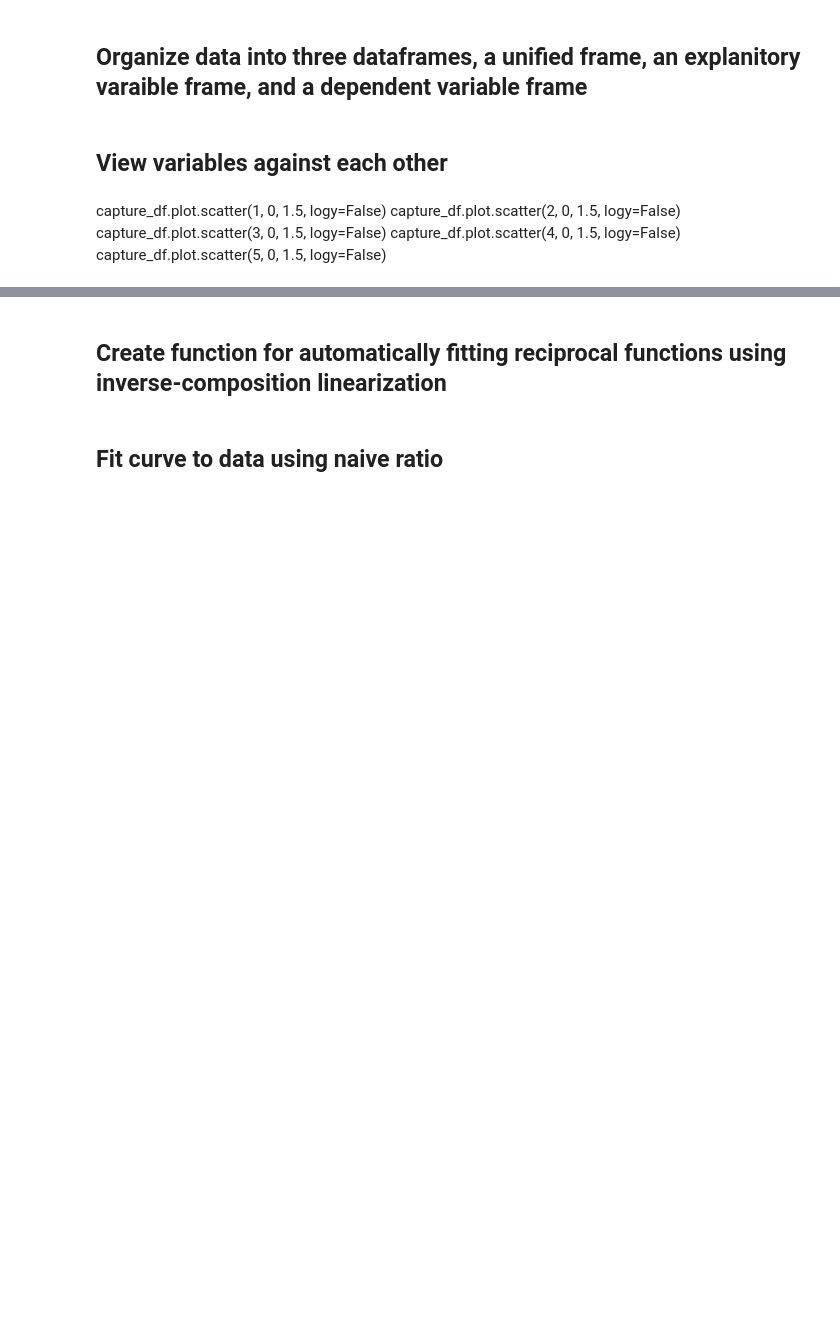
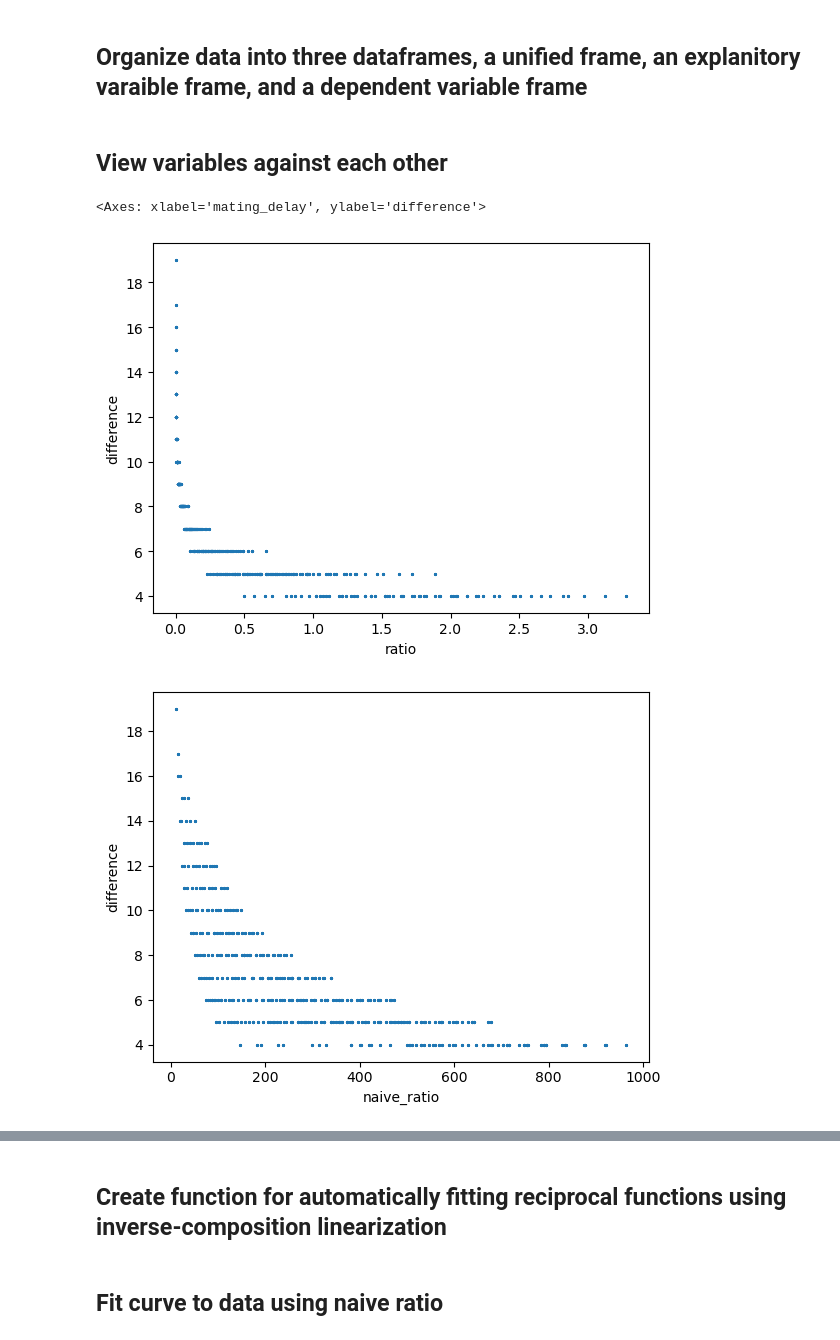
Before and after one commit to PacificBird/InsectPhenologyCaptureSim, a Jupyter notebook: multi_analysis.ipynb, the cells around one changed output, grey strips where cells are left out. Cells and saved outputs as stored; diff of their text form; code cells hidden in the pictures; blank space fills up the shorter version.

```diff
--- a/multi_analysis.ipynb
+++ b/multi_analysis.ipynb
@@ -51,9 +49,14 @@ df_x = capture_df.drop('difference', axis=1)
 df_y = capture_df['difference']
 # %% [markdown]
 ## View variables against each other
-# %% [markdown]
-capture_df.plot.scatter(1, 0, 1.5, logy=False)
-capture_df.plot.scatter(2, 0, 1.5, logy=False)
-capture_df.plot.scatter(3, 0, 1.5, logy=False)
-capture_df.plot.scatter(4, 0, 1.5, logy=False)
-capture_df.plot.scatter(5, 0, 1.5, logy=False)
+# %%
+is_log = False
+capture_df.plot.scatter(1, 0, 1.5, loglog=is_log)
+capture_df.plot.scatter(2, 0, 1.5, loglog=is_log)
+capture_df.plot.scatter(3, 0, 1.5, loglog=is_log)
+capture_df.plot.scatter(4, 0, 1.5, loglog=is_log)
+capture_df.plot.scatter(5, 0, 1.5, loglog=is_log)
+# %% [output]
+<Axes: xlabel='mating_delay', ylabel='difference'>
+[figure, added]
+[figure, added]
```
Also changed, not shown: parts of 36 cells of this notebook, 3 other files.
